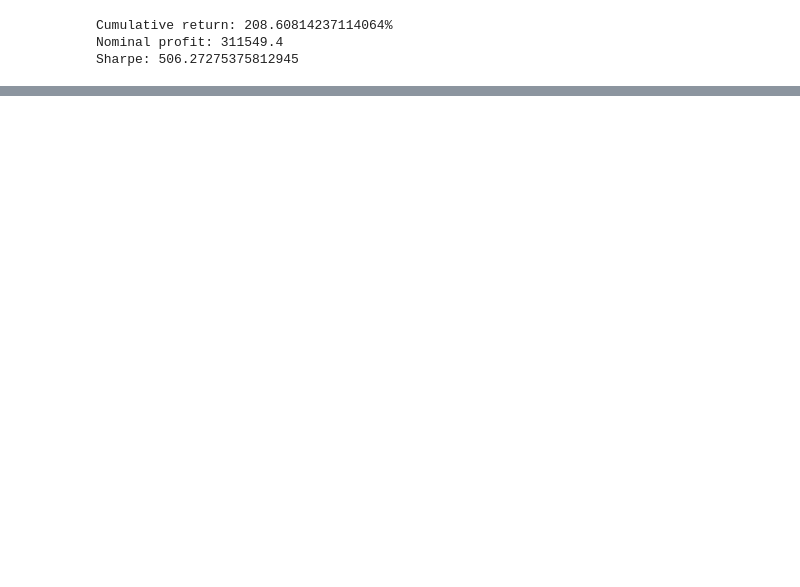
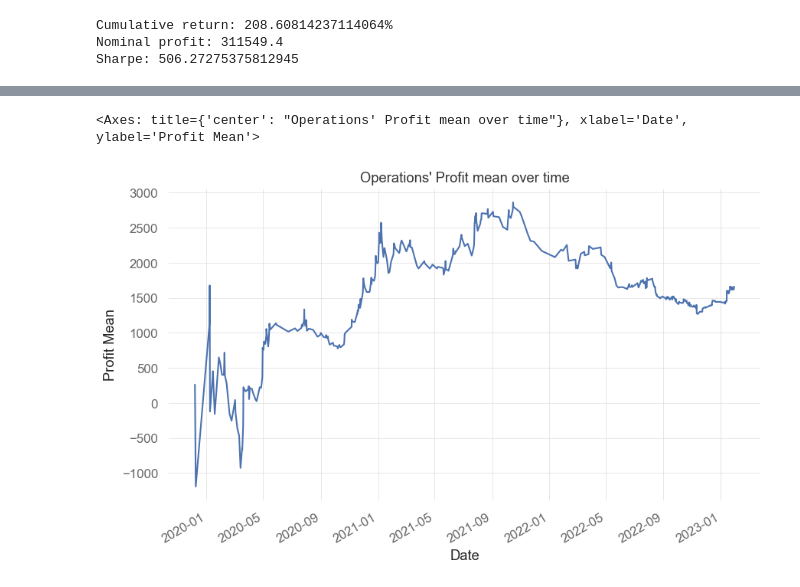
Before and after one commit to gpalazzo/crypto_msc_thesis, a Jupyter notebook: notebooks/results/benchmark_performance.ipynb, the cells around one changed output, grey strips where cells are left out. Drawn from its saved outputs; the diff is of its cells as text; code cells hidden in the pictures; blank space fills up the shorter version.

```diff
--- a/notebooks/results/benchmark_performance.ipynb
+++ b/notebooks/results/benchmark_performance.ipynb
@@ -51,0 +105,10 @@ Sharpe: 506.27275375812945
+# %%
+df_ops[["close_time", "mean"]].set_index("close_time").sort_index(). \
+                plot(title="Operations' Profit mean over time",
+                     legend=None,
+                     xlabel="Date",
+                     ylabel="Profit Mean"
+                    )
+# %% [output]
+<Axes: title={'center': "Operations' Profit mean over time"}, xlabel='Date', ylabel='Profit Mean'>
+[figure, added]
```
Also changed, not shown: parts of 14 cells of this notebook, 5 other files.
